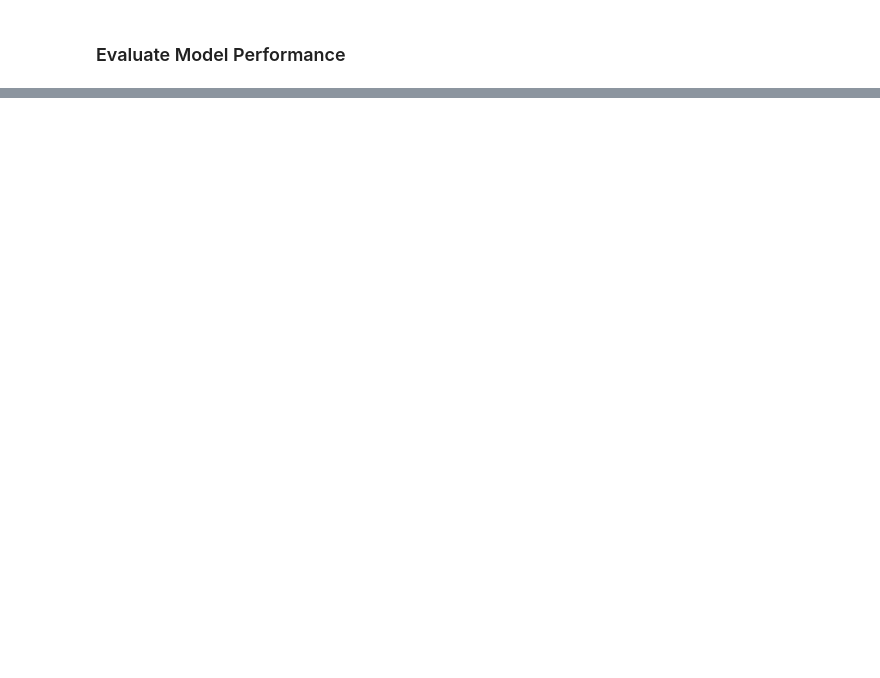
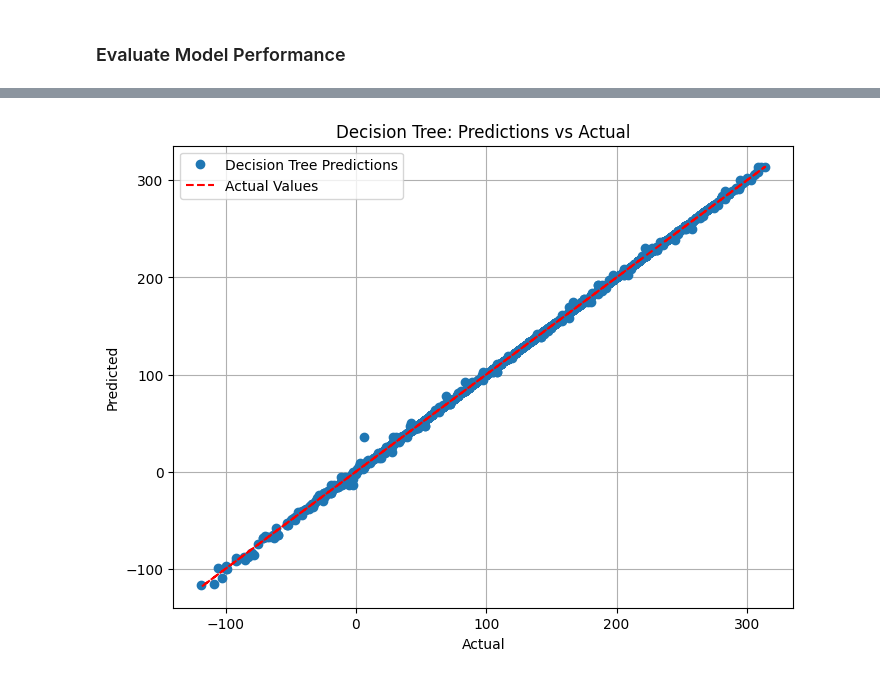
Before and after one commit to ramimt96/NCEI-Weather-Forecast-ML-Models, a Jupyter notebook: weatherforecast.ipynb, the cells around one changed output, grey strips where cells are left out. Drawn from its saved outputs; the diff is of its cells as text; code cells hidden in the pictures; blank space fills up the shorter version.

```diff
--- a/weatherforecast.ipynb
+++ b/weatherforecast.ipynb
@@ -268,0 +319,16 @@ Neural Network MAE: 0.4574398774362602
+# %%
+# Make predictions using the decision tree model
+decision_tree_predictions = decision_tree.predict(X_test)
+
+# Plot decision tree predictions vs actual
+plt.figure(figsize=(8, 6))
+plt.plot(Y_test, decision_tree_predictions, 'o', label='Decision Tree Predictions')
+plt.plot(Y_test, Y_test, color='r', linestyle='--', label='Actual Values')
+plt.title('Decision Tree: Predictions vs Actual')
+plt.xlabel('Actual')
+plt.ylabel('Predicted')
+plt.legend()
+plt.grid(True)
+plt.show()
+# %% [output]
+[figure, added]
```
Also changed, not shown: parts of 16 cells of this notebook.
